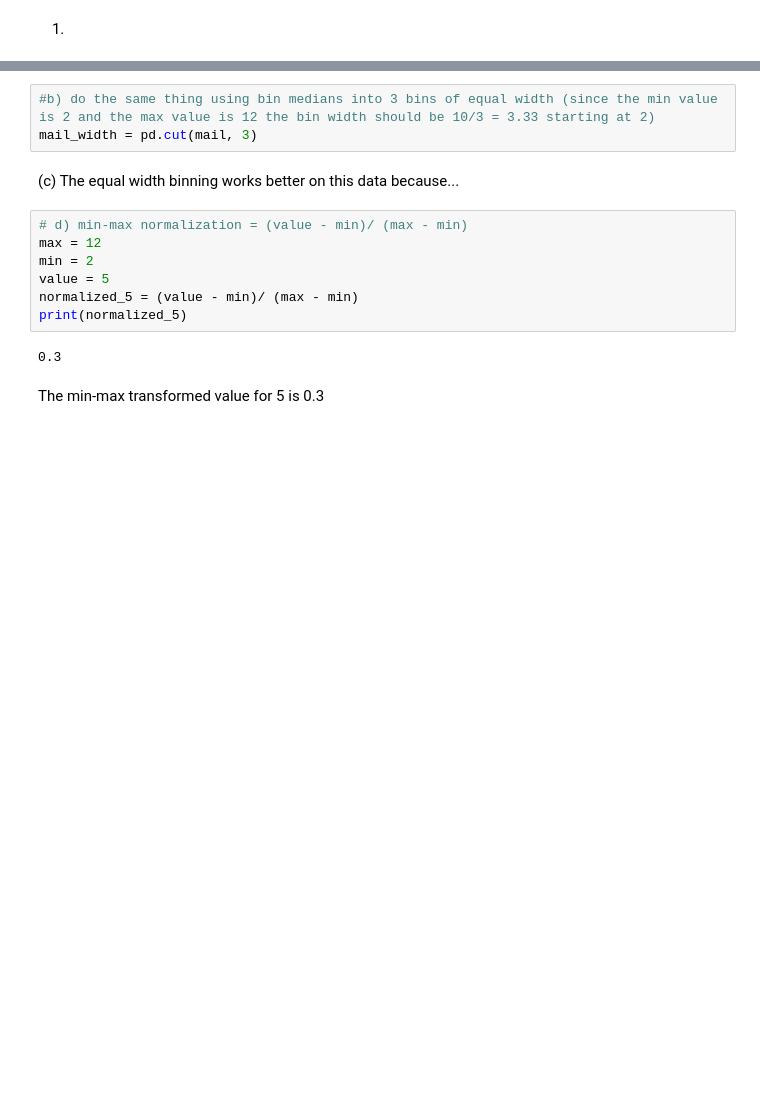
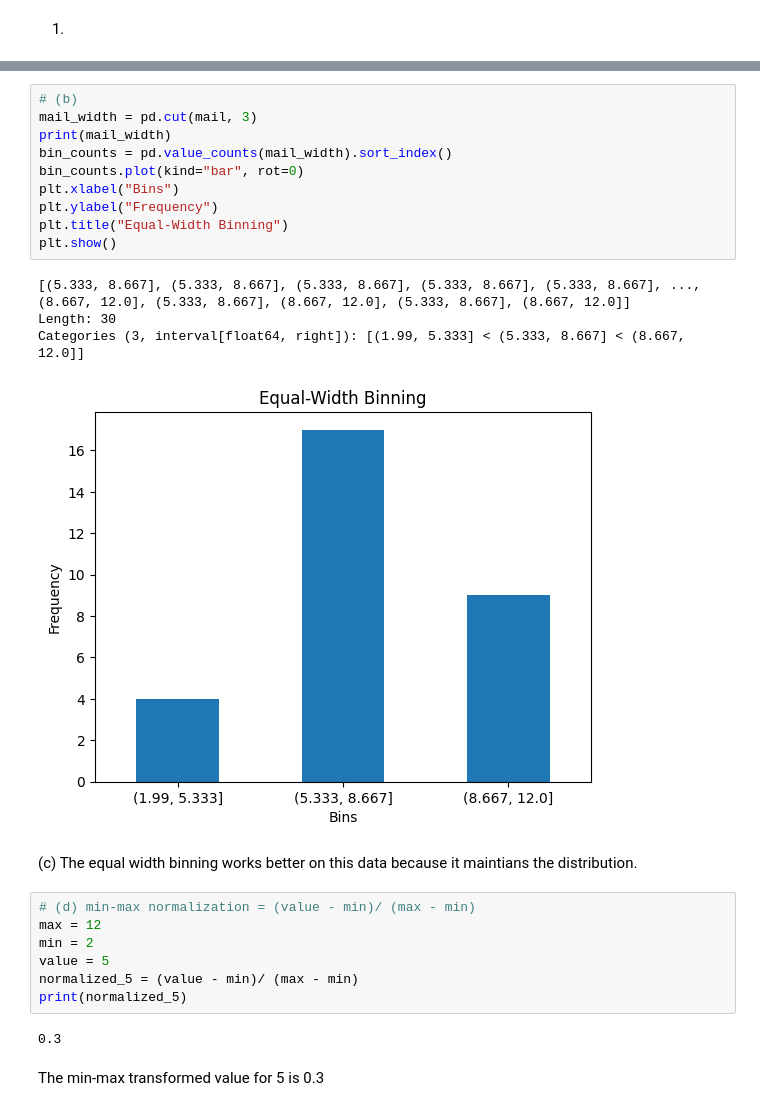
Before and after one commit to AidanK88/code_2600, a Jupyter notebook: homework2.ipynb, the cells around one changed output, grey strips where cells are left out. Cells and saved outputs as stored; diff of their text form; blank space fills up the shorter version.

```diff
--- a/homework2.ipynb
+++ b/homework2.ipynb
@@ -21,10 +34,22 @@ mail_depth = pd.qcut(mail, 3)
 # %%
-#b) do the same thing using bin medians into 3 bins of equal width (since the min value is 2 and the max value is 12 the bin width should be 10/3 = 3.33 starting at 2)
+# (b)
 mail_width = pd.cut(mail, 3)
+print(mail_width)
+bin_counts = pd.value_counts(mail_width).sort_index()
+bin_counts.plot(kind="bar", rot=0)
+plt.xlabel("Bins")
+plt.ylabel("Frequency")
+plt.title("Equal-Width Binning")
+plt.show()
+# %% [output]
+[(5.333, 8.667], (5.333, 8.667], (5.333, 8.667], (5.333, 8.667], (5.333, 8.667], ..., (8.667, 12.0], (5.333, 8.667], (8.667, 12.0], (5.333, 8.667], (8.667, 12.0]]
+Length: 30
+Categories (3, interval[float64, right]): [(1.99, 5.333] < (5.333, 8.667] < (8.667, 12.0]]
+[figure, added]
 # %% [markdown]
-(c) The equal width binning works better on this data because...
+(c) The equal width binning works better on this data because it maintians the distribution.
 # %%
-# d) min-max normalization = (value - min)/ (max - min)
+# (d) min-max normalization = (value - min)/ (max - min)
 max = 12
 min = 2
 value = 5
```
Also changed, not shown: parts of 23 cells of this notebook, 6 other files.
